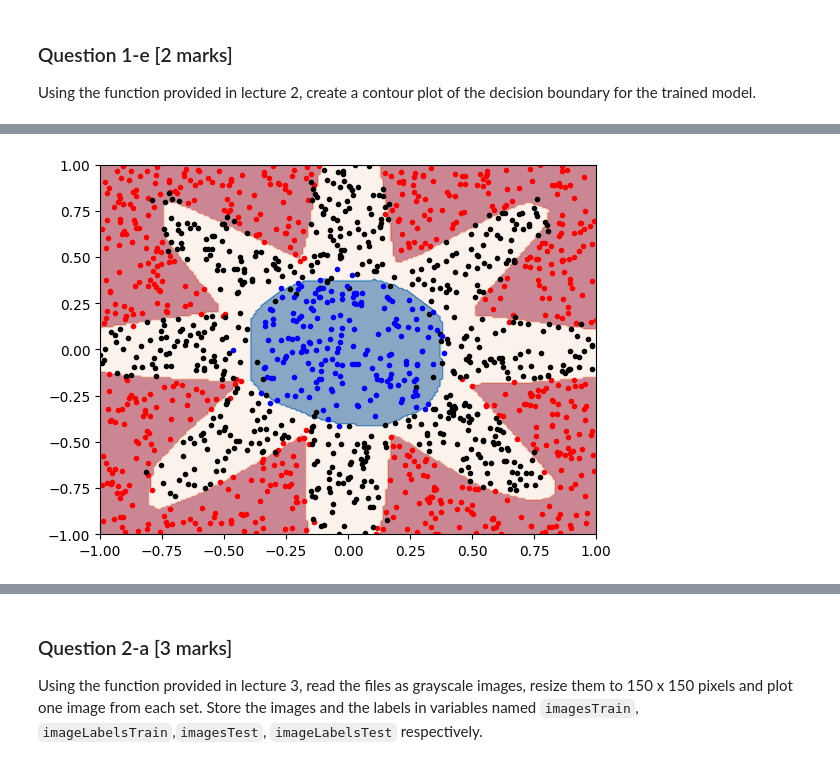
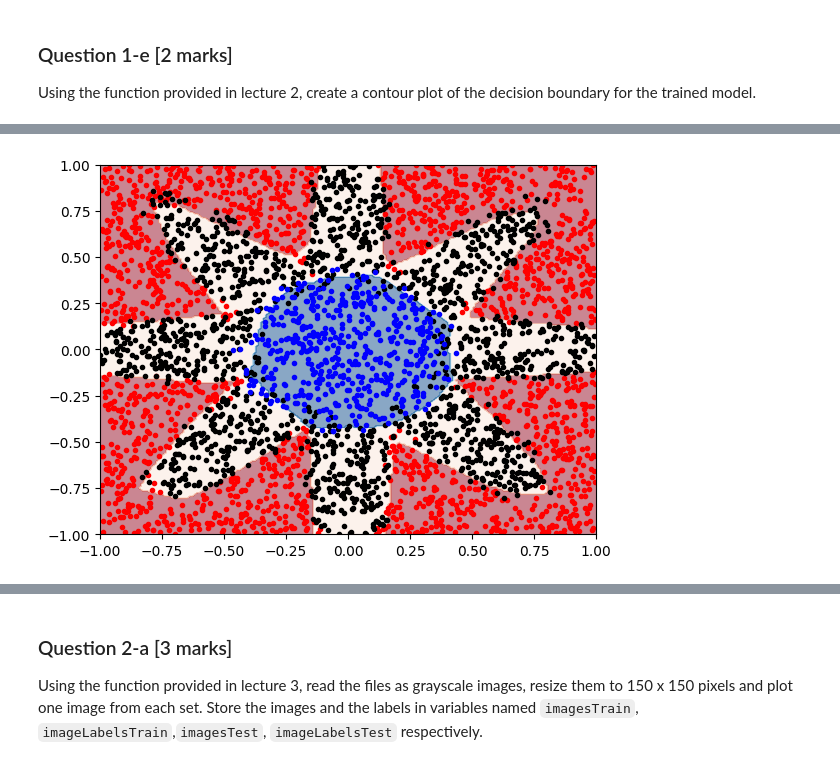
Before and after one commit to zhanruix07/industry-4.0, a Jupyter notebook: ENG2006_Coursework_3_2023.ipynb, the cells around one changed output, grey strips where cells are left out. Drawn from its saved outputs; the diff is of its cells as text; code cells hidden in the pictures.

```diff
--- a/ENG2006_Coursework_3_2023.ipynb
+++ b/ENG2006_Coursework_3_2023.ipynb
@@ -203,14 +250,17 @@ The test set accuracy and confusion matrix seem to be defined properly.
 
 Using the function provided in lecture 2, create a contour plot of the decision boundary for the trained model.
 # %%
+import numpy as np
 import matplotlib.pyplot as plt
 
-def plotDecisionBoundary(model, limx=[-1, 1], limy=[-1, 1], resolution=200, colormap='RdBu'):
-    # Function definition as provided
+def plotDecisionBoundary(model,limx=[-1,1], limy=[-1,1], resolution=200, colormap='RdBu'):
     fig, ax = plt.subplots(1, 1)
+
     xPoints = np.linspace(limx[0], limx[1], resolution)
     yPoints = np.linspace(limy[0], limy[1], resolution)
+
     xx, yy = np.meshgrid(xPoints, yPoints)
+
     modelPred = model.predict(np.c_[xx.ravel(), yy.ravel()])
 
     if len(modelPred.shape) == 2 and modelPred.shape[1] != 1:
@@ -220,21 +270,18 @@ def plotDecisionBoundary(model, limx=[-1, 1], limy=[-1, 1], resolution=200, colo
 
     z = modelPred.reshape(xx.shape)
     ax.contourf(xx, yy, z, cmap=colormap, alpha=0.5)
+
     return fig, ax
 
-# Call the provided function, with the optimal model as input
 fig, ax = plotDecisionBoundary(modelOpt)
 
-# Determine the indices of each class
-class0 = pointLabelsTrain == 0
-class1 = pointLabelsTrain == 1
-class2 = pointLabelsTrain == 2
+class0 = np.argwhere(pointLabels == 0)
+class1 = np.argwhere(pointLabels == 1)
+class2 = np.argwhere(pointLabels == 2)
 
-# Plot points of each class using a different color
-ax.plot(pointsTrain[class0, 0], pointsTrain[class0, 1], '.r')
-ax.plot(pointsTrain[class1, 0], pointsTrain[class1, 1], '.k')
-ax.plot(pointsTrain[class2, 0], pointsTrain[class2, 1], '.b')
+ax.plot(points[class0, 0], points[class0, 1], '.r')
+ax.plot(points[class1, 0], points[class1, 1], '.k')
+ax.plot(points[class2, 0], points[class2, 1], '.b')
 
-# Display the plot
 plt.show()
 # %% [output]
@@ -242,4 +289,4 @@ plt.show()
-[figure, old version]
+[figure, new version]
 # %% [markdown]
 ## Question 2 [60 marks]
 
```
Also changed, not shown: parts of 4 cells of this notebook.
